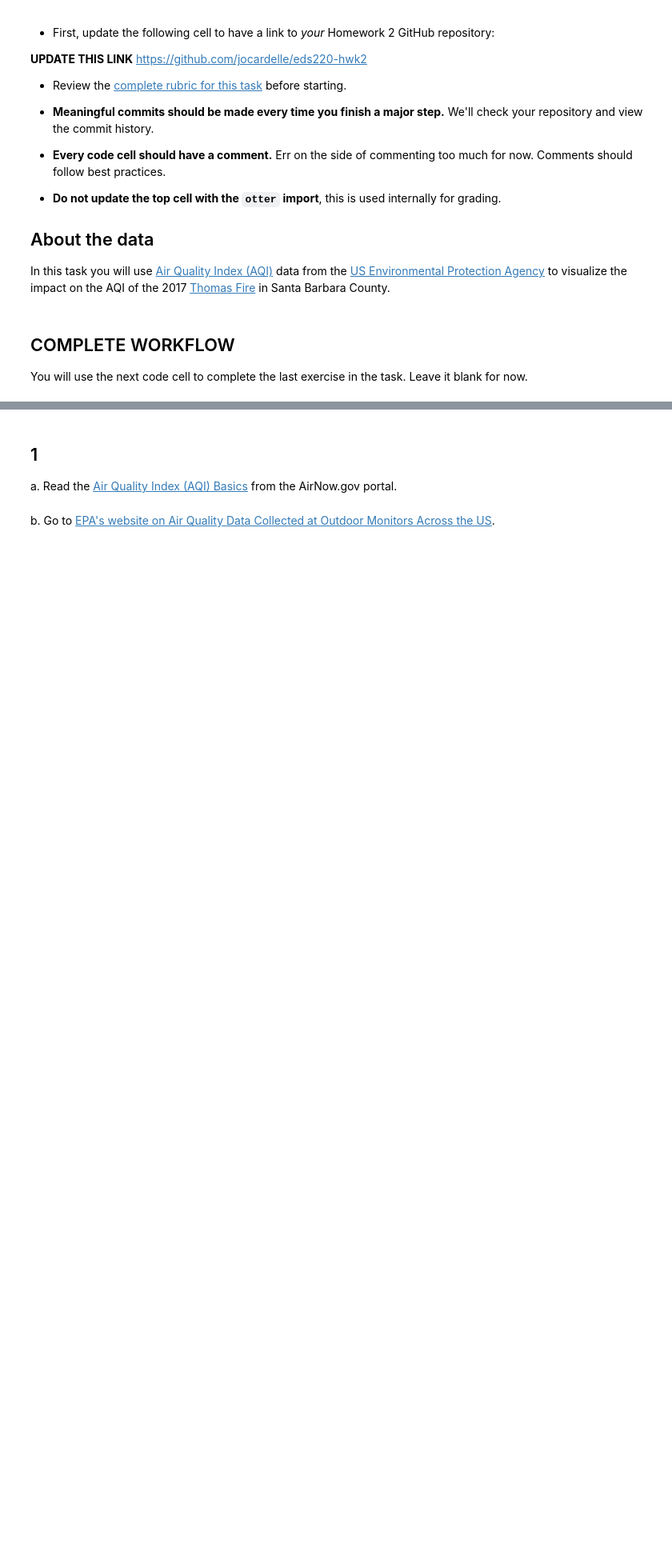
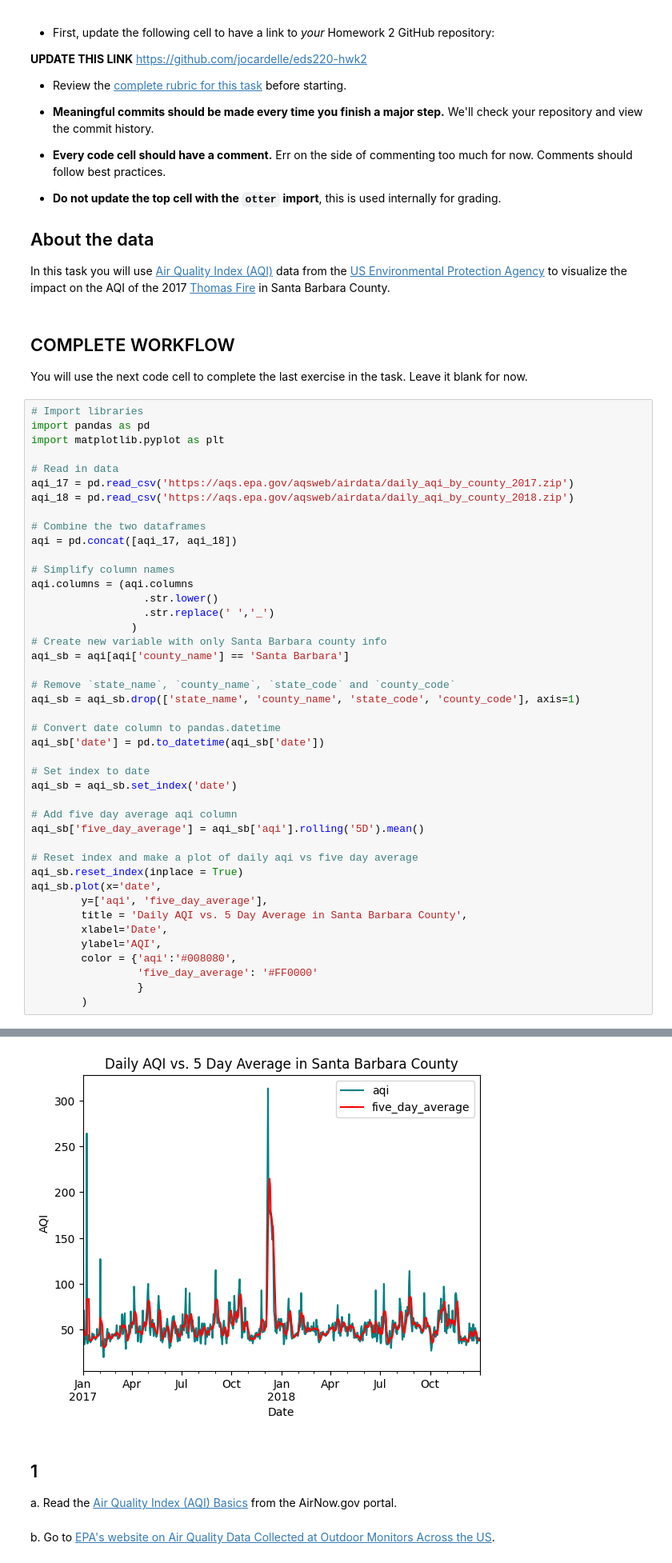
Before and after one commit to jocardelle/eds220-hwk2, a Jupyter notebook: hwk2-task3-aqi-CARDELLE.ipynb, the cells around one changed output, grey strips where cells are left out. Shown: that part at 80% size. Drawn from its saved outputs; the diff is of its cells as text; blank space fills up the shorter version.

```diff
--- a/hwk2-task3-aqi-CARDELLE.ipynb
+++ b/hwk2-task3-aqi-CARDELLE.ipynb
@@ -28,3 +30,47 @@ In this task you will use [Air Quality Index (AQI)](https://www.airnow.gov/aqi/a
 ## COMPLETE WORKFLOW
 
 You will use the next code cell to complete the last exercise in the task. Leave it blank for now.
+# %%
+# Import libraries
+import pandas as pd
+import matplotlib.pyplot as plt
+
+# Read in data
+aqi_17 = pd.read_csv('https://aqs.epa.gov/aqsweb/airdata/daily_aqi_by_county_2017.zip')
+aqi_18 = pd.read_csv('https://aqs.epa.gov/aqsweb/airdata/daily_aqi_by_county_2018.zip')
+
+# Combine the two dataframes
+aqi = pd.concat([aqi_17, aqi_18])
+
+# Simplify column names
+aqi.columns = (aqi.columns
+                  .str.lower()
+                  .str.replace(' ','_')
+                )
+# Create new variable with only Santa Barbara county info
+aqi_sb = aqi[aqi['county_name'] == 'Santa Barbara']
+
+# Remove `state_name`, `county_name`, `state_code` and `county_code`
+aqi_sb = aqi_sb.drop(['state_name', 'county_name', 'state_code', 'county_code'], axis=1)
+
+# Convert date column to pandas.datetime
+aqi_sb['date'] = pd.to_datetime(aqi_sb['date'])
+
+# Set index to date
+aqi_sb = aqi_sb.set_index('date')
+
+# Add five day average aqi column
+aqi_sb['five_day_average'] = aqi_sb['aqi'].rolling('5D').mean()
+
+# Reset index and make a plot of daily aqi vs five day average
+aqi_sb.reset_index(inplace = True)
+aqi_sb.plot(x='date',
+        y=['aqi', 'five_day_average'],
+        title = 'Daily AQI vs. 5 Day Average in Santa Barbara County',
+        xlabel='Date',
+        ylabel='AQI',
+        color = {'aqi':'#008080',
+                 'five_day_average': '#FF0000'
+                 }
+        )
+# %% [output]
@@ -31,3 +78,4 @@ You will use the next code cell to complete the last exercise in the task. Leave
+[figure, added]
 # %% [markdown]
 ## 1
 
```
Also changed, not shown: parts of 8 cells of this notebook.
